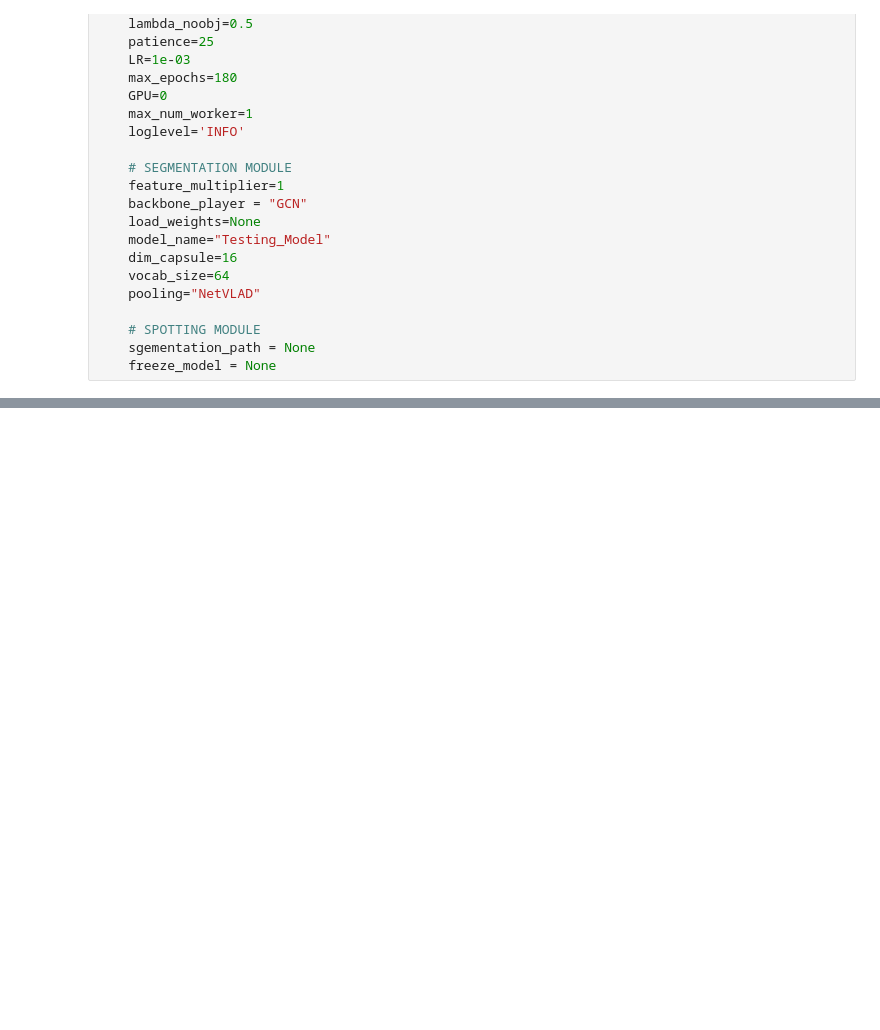
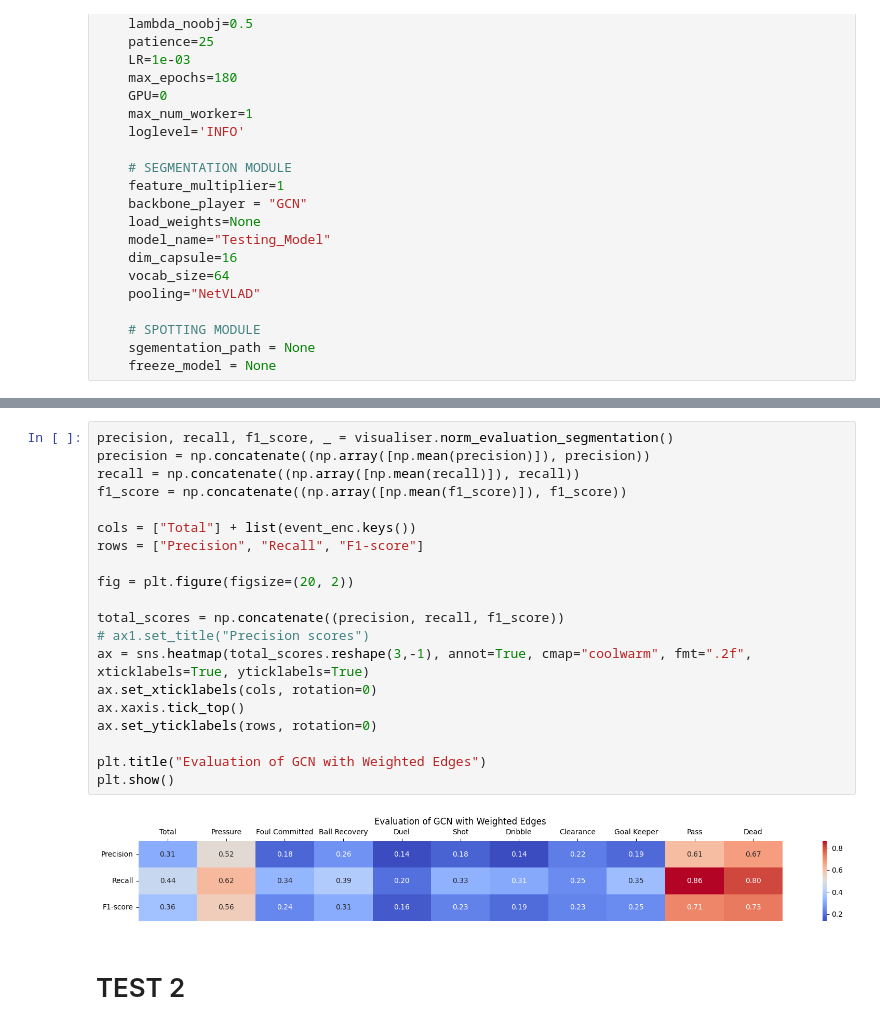
Before and after one commit to Ziolo1999/GNNsFootballEventSpotting, a Jupyter notebook: Code2/notebooks/CALF_NetVLAD_GCN.ipynb, the cells around one changed output, grey strips where cells are left out. Saved outputs shown, nothing was run; the diff lists cells and outputs as text; blank space fills up the shorter version.

```diff
--- a/Code2/notebooks/CALF_NetVLAD_GCN.ipynb
+++ b/Code2/notebooks/CALF_NetVLAD_GCN.ipynb
@@ -96,0 +122,24 @@ NetVLAD output size:  torch.Size([32, 10, 300, 1])
+# %%
+precision, recall, f1_score, _ = visualiser.norm_evaluation_segmentation()
+precision = np.concatenate((np.array([np.mean(precision)]), precision))
+recall = np.concatenate((np.array([np.mean(recall)]), recall))
+f1_score = np.concatenate((np.array([np.mean(f1_score)]), f1_score))
+
+cols = ["Total"] + list(event_enc.keys())
+rows = ["Precision", "Recall", "F1-score"]
+
+fig = plt.figure(figsize=(20, 2))
+
+total_scores = np.concatenate((precision, recall, f1_score))
+# ax1.set_title("Precision scores")
+ax = sns.heatmap(total_scores.reshape(3,-1), annot=True, cmap="coolwarm", fmt=".2f", xticklabels=True, yticklabels=True)
+ax.set_xticklabels(cols, rotation=0)
+ax.xaxis.tick_top()
+ax.set_yticklabels(rows, rotation=0)
+
+plt.title("Evaluation of GCN with Weighted Edges")
+plt.show()
+# %% [output]
+[figure, added]
+# %% [markdown]
+# TEST 2
```
Also changed, not shown: parts of 21 cells of this notebook, 32 other files.
